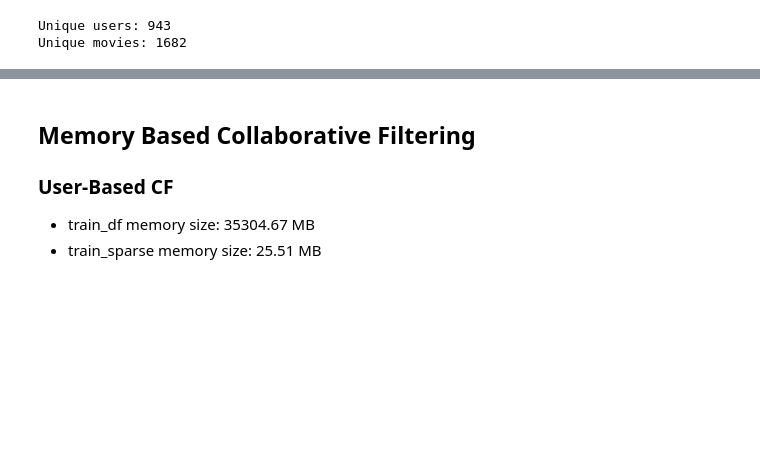
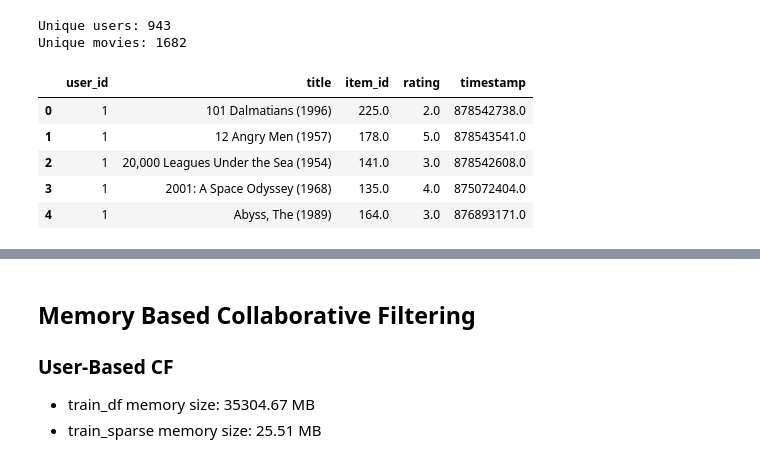
Before and after one commit to AkaCoder404/recommendation-system-notes, a Jupyter notebook: movielens100k.ipynb, the cells around one changed output, grey strips where cells are left out. Saved outputs shown, nothing was run; the diff lists cells and outputs as text; code cells hidden in the pictures; blank space fills up the shorter version.

```diff
--- a/movielens100k.ipynb
+++ b/movielens100k.ipynb
@@ -97,3 +111,14 @@ print(f"Unique movies: {unique_movies}")
 # %% [output]
 Unique users: 943
 Unique movies: 1682
+# %%
+# Group by unique user id and movie title, ratings by same user on the same movie will be averaged
+merged_df = merged_df.groupby(["user_id", "title"]).mean().reset_index()
+merged_df.head(5)
+# %% [output]
+|  | user_id | title | item_id | rating | timestamp |
+| 0 | 1 | 101 Dalmatians (1996) | 225.0 | 2.0 | 878542738.0 |
+| 1 | 1 | 12 Angry Men (1957) | 178.0 | 5.0 | 878543541.0 |
+| 2 | 1 | 20,000 Leagues Under the Sea (1954) | 141.0 | 3.0 | 878542608.0 |
+| 3 | 1 | 2001: A Space Odyssey (1968) | 135.0 | 4.0 | 875072404.0 |
+| 4 | 1 | Abyss, The (1989) | 164.0 | 3.0 | 876893171.0 |
```
Also changed, not shown: parts of 23 cells of this notebook, 2 other files.
